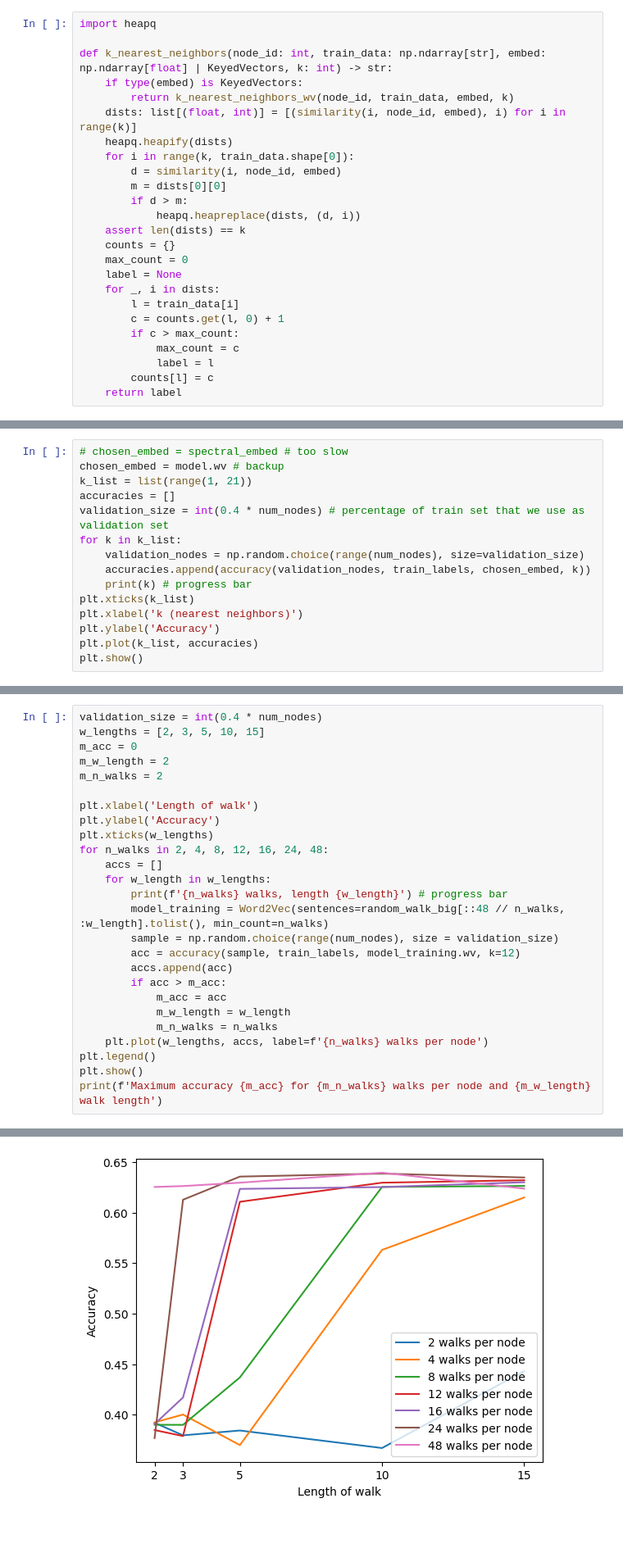
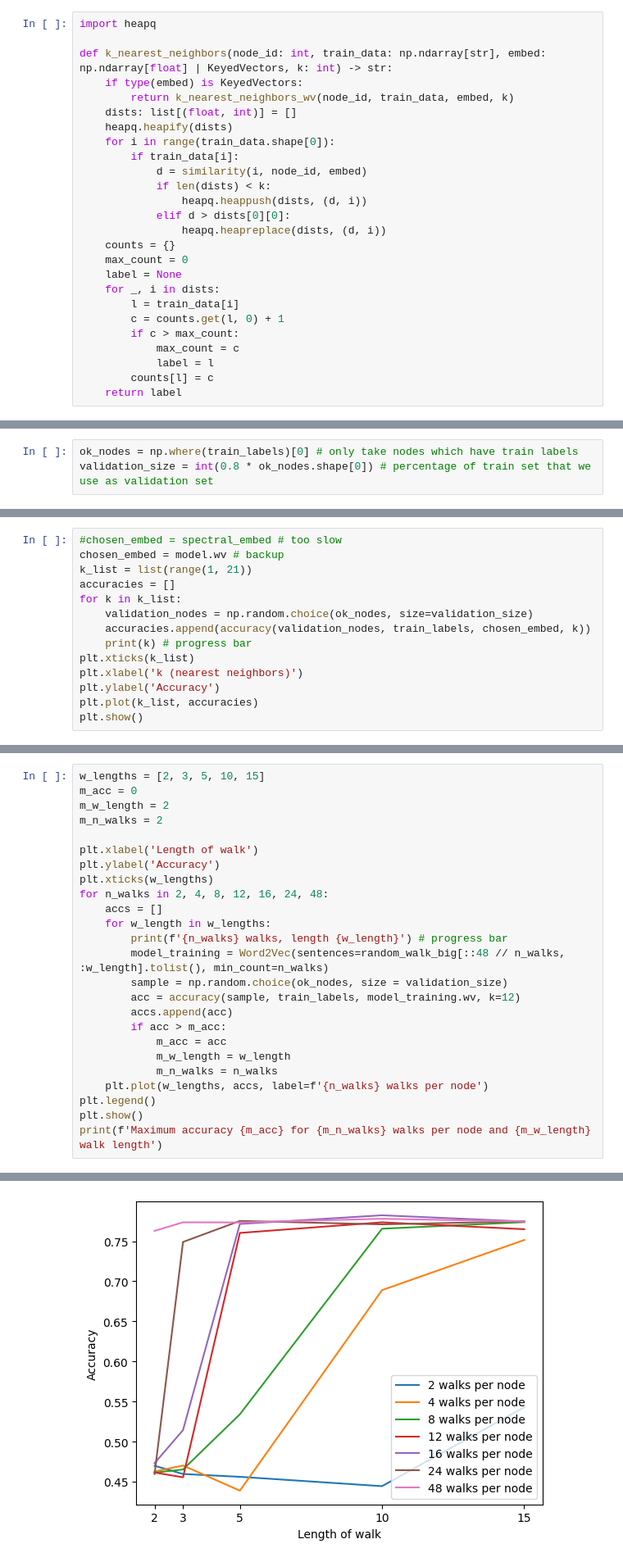
Before and after one commit to datchemguy/dm, a Jupyter notebook: dm2/pipeline.ipynb, the cells around one changed output, grey strips where cells are left out. Shown: that part at 82% size. Saved outputs shown, nothing was run; the diff lists cells and outputs as text; blank space fills up the shorter version.

Commit message:
improved training

```diff
--- a/dm2/pipeline.ipynb
+++ b/dm2/pipeline.ipynb
@@ -307,14 +307,15 @@ import heapq
 def k_nearest_neighbors(node_id: int, train_data: np.ndarray[str], embed: np.ndarray[float] | KeyedVectors, k: int) -> str:
     if type(embed) is KeyedVectors:
         return k_nearest_neighbors_wv(node_id, train_data, embed, k)
-    dists: list[(float, int)] = [(similarity(i, node_id, embed), i) for i in range(k)]
+    dists: list[(float, int)] = []
     heapq.heapify(dists)
-    for i in range(k, train_data.shape[0]):
-        d = similarity(i, node_id, embed)
-        m = dists[0][0]
-        if d > m:
-            heapq.heapreplace(dists, (d, i))
-    assert len(dists) == k
+    for i in range(train_data.shape[0]):
+        if train_data[i]:
+            d = similarity(i, node_id, embed)
+            if len(dists) < k:
+                heapq.heappush(dists, (d, i))
+            elif d > dists[0][0]:
+                heapq.heapreplace(dists, (d, i))
     counts = {}
     max_count = 0
     label = None
@@ -338,15 +341,17 @@ def accuracy(sample: np.ndarray[int], train_data: np.ndarray[str], embed: np.nda
+# %%
+ok_nodes = np.where(train_labels)[0] # only take nodes which have train labels
+validation_size = int(0.8 * ok_nodes.shape[0]) # percentage of train set that we use as validation set
 # %% [markdown]
 We tune the _k_ parameter by taking several values and plotting the fraction of correct guesses for each.
 
 For tuning parameters, we will use the backup classifier, the one that uses the Word2Vec functionality. It would be very slow otherwise.
 # %%
-# chosen_embed = spectral_embed # too slow
+#chosen_embed = spectral_embed # too slow
 chosen_embed = model.wv # backup
 k_list = list(range(1, 21))
 accuracies = []
-validation_size = int(0.4 * num_nodes) # percentage of train set that we use as validation set
 for k in k_list:
-    validation_nodes = np.random.choice(range(num_nodes), size=validation_size)
+    validation_nodes = np.random.choice(ok_nodes, size=validation_size)
     accuracies.append(accuracy(validation_nodes, train_labels, chosen_embed, k))
     print(k) # progress bar
 plt.xticks(k_list)
@@ -395,5 +400,4 @@ WARNING: 7 minutes
 # %%
-validation_size = int(0.4 * num_nodes)
 w_lengths = [2, 3, 5, 10, 15]
 m_acc = 0
 m_w_length = 2
@@ -407,33 +411,33 @@ for n_walks in 2, 4, 8, 12, 16, 24, 48:
     for w_length in w_lengths:
         print(f'{n_walks} walks, length {w_length}') # progress bar
         model_training = Word2Vec(sentences=random_walk_big[::48 // n_walks, :w_length].tolist(), min_count=n_walks)
-        sample = np.random.choice(range(num_nodes), size = validation_size)
+        sample = np.random.choice(ok_nodes, size = validation_size)
         acc = accuracy(sample, train_labels, model_training.wv, k=12)
         accs.append(acc)
         if acc > m_acc:
             m_acc = acc
             m_w_length = w_length
             m_n_walks = n_walks
     plt.plot(w_lengths, accs, label=f'{n_walks} walks per node')
 plt.legend()
 plt.show()
 print(f'Maximum accuracy {m_acc} for {m_n_walks} walks per node and {m_w_length} walk length')
 # %% [output]
 2 walks, length 2
 2 walks, length 3
 2 walks, length 5
 2 walks, length 10
 2 walks, length 15
 4 walks, length 2
 4 walks, length 3
 4 walks, length 5
 4 walks, length 10
 4 walks, length 15
 8 walks, length 2
 8 walks, length 3
 ... (19 lines left out)
 48 walks, length 3
 48 walks, length 5
 48 walks, length 10
 48 walks, length 15
-[figure, old version]
+[figure, new version]
```
Also changed, not shown: parts of 11 cells of this notebook.
